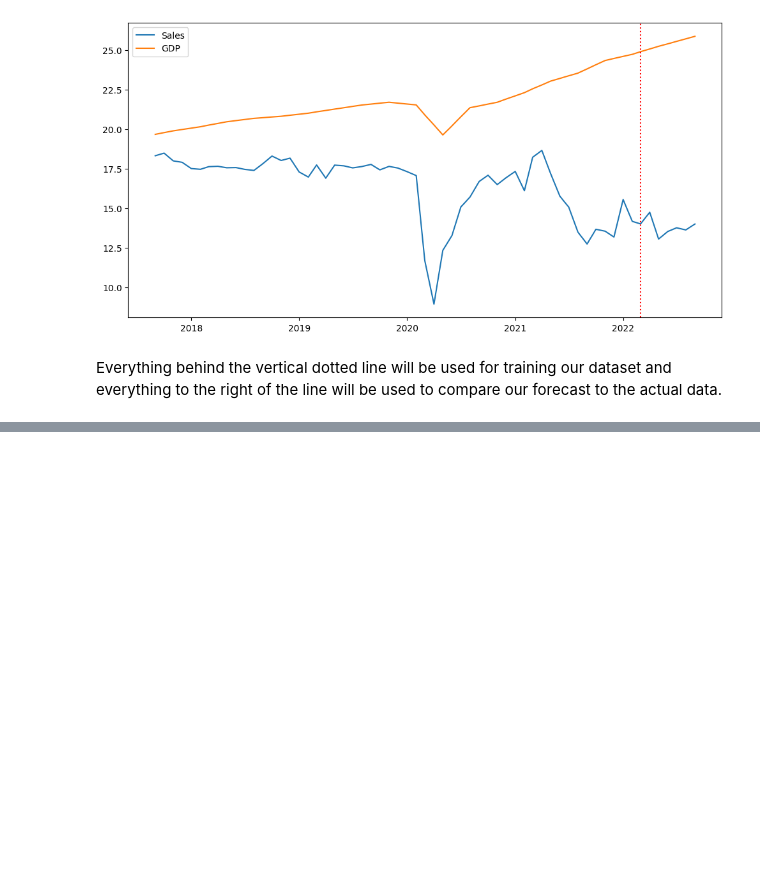
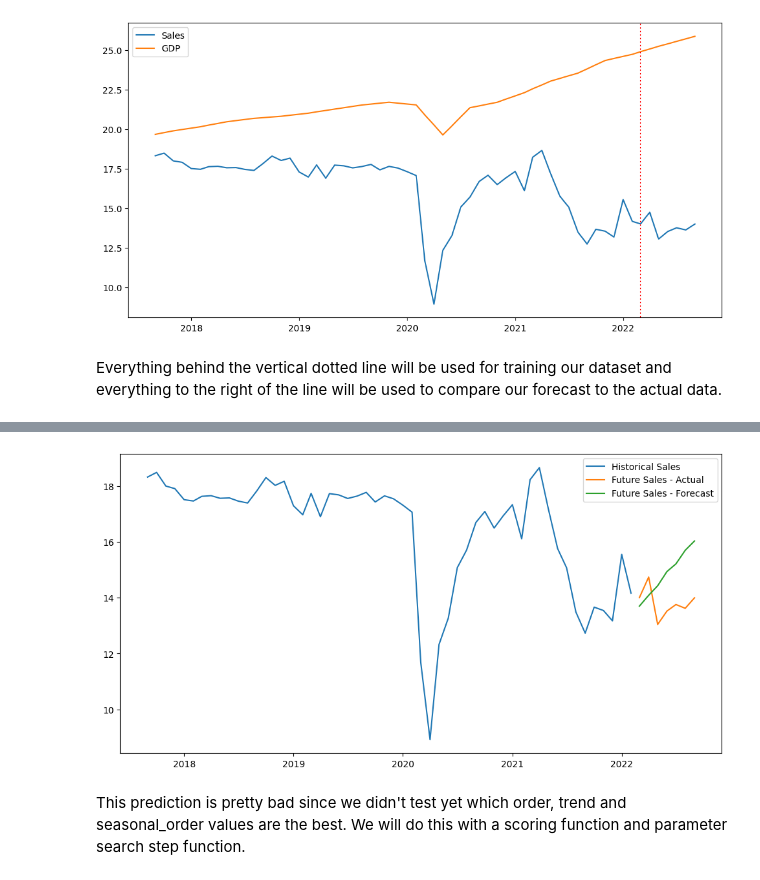
Before and after one commit to OjmJakon/Mini-Projects, a Jupyter notebook: Data Science/Sales Forecasting Using ARIMA/Sales Forecasting Using ARIMA.ipynb, the cells around one changed output, grey strips where cells are left out. Drawn from its saved outputs; the diff is of its cells as text; code cells hidden in the pictures; blank space fills up the shorter version.

```diff
--- a/Data Science/Sales Forecasting Using ARIMA/Sales Forecasting Using ARIMA.ipynb
+++ b/Data Science/Sales Forecasting Using ARIMA/Sales Forecasting Using ARIMA.ipynb
@@ -100,3 +100,13 @@ Everything behind the vertical dotted line will be used for training our dataset
 # %%
 df_train = df.loc[df["DATE"] < max_training_date, :]
 df_test = df.loc[df["DATE"] >= max_training_date, :]
+# %%
+model = SARIMAX(
+        endog = df_train["Sales"],
+        exog = df_train["GDP"],
+        order = (1,1,3),
+        trend = [0,0],
+        seasonal_order= (1,0,0, 12)
+).fit()
+
+model.summary()
@@ -102,0 +133,13 @@ df_test = df.loc[df["DATE"] >= max_training_date, :]
+# %%
+forecast = model.forecast(steps=df_test.shape[0], exog=df_test["GDP"])
+
+plt.figure(figsize=(12,6))
+plt.plot(df_train["DATE"], df_train["Sales"], label="Historical Sales")
+plt.plot(df_test["DATE"], df_test["Sales"], label="Future Sales - Actual")
+plt.plot(df_test["DATE"], forecast, label="Future Sales - Forecast")
+plt.legend()
+plt.show()
+# %% [output]
+[figure, added]
+# %% [markdown]
+This prediction is pretty bad since we didn't test yet which order, trend and seasonal_order values are the best. We will do this with a scoring function and parameter search step function.
```
Also changed, not shown: parts of 1 cell of this notebook.
